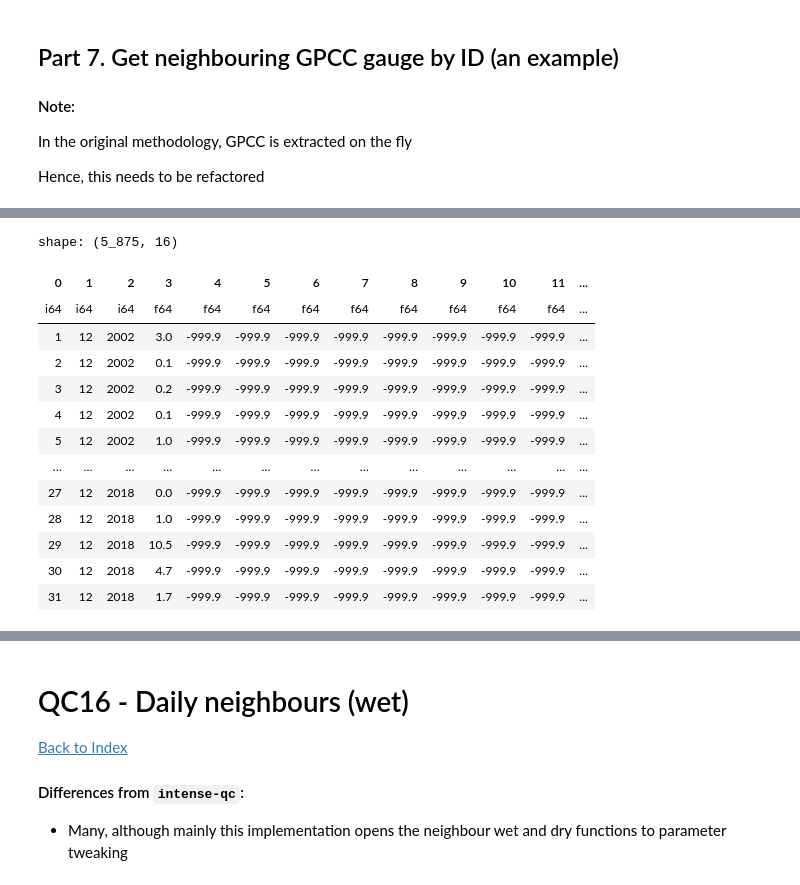
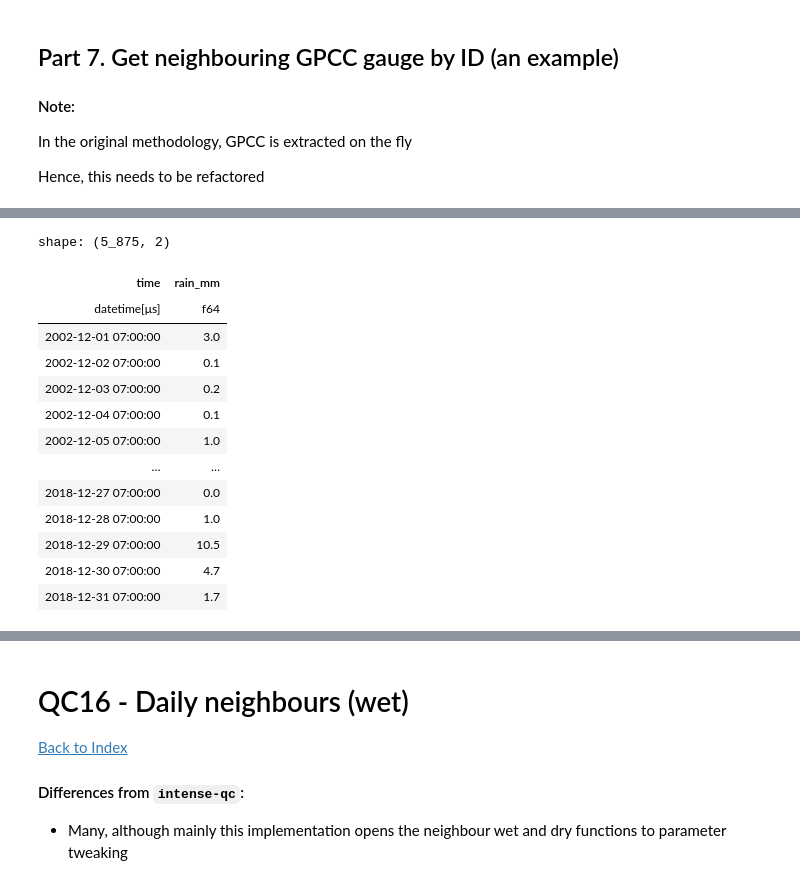
Before and after one commit to Thomasjkeel/RainfallQC-notebooks, a Jupyter notebook: notebooks/neighbour_checks.ipynb, the cells around one changed output, grey strips where cells are left out. Cells and saved outputs as stored; diff of their text form; code cells hidden in the pictures.

Commit message:
add gpcc part

```diff
--- a/notebooks/neighbour_checks.ipynb
+++ b/notebooks/neighbour_checks.ipynb
@@ -405,21 +405,35 @@ existing_gpcc_daily_paths
 # %%
-example_dat_path = existing_gpcc_daily_paths['DE_06303'][0]
-f = zipfile.ZipFile(example_dat_path).open("tw_6303.dat")
-example_dat = pl.from_pandas(pd.read_csv(f, skiprows=1, header=None, sep=r'\s+'))
+gpcc_id_to_use = 'DE_06303'
+gpcc_id_name = gpcc_id_to_use.split('DE_')[-1].lstrip('0') # like 6303
+example_dat_path = existing_gpcc_daily_paths[gpcc_id_to_use][0]
+f = zipfile.ZipFile(example_dat_path).open(f"tw_{gpcc_id_name}.dat")
+example_gpcc = pl.from_pandas(pd.read_csv(f, skiprows=1, header=None, sep=r'\s+'))
 
-example_dat
+## drop unnecesary columns
+example_gpcc = example_gpcc.drop([str(i) for i in range(4, 16)])
+
+## make datetime column (apparently it's 7am-7pm)
+example_gpcc = example_gpcc.with_columns(
+    pl.datetime(pl.col("2"), pl.col("1"), pl.col("0"), 7).alias("time")
+).drop(["0", "1", "2"])
+
+## rename and reorder
+example_gpcc = example_gpcc.rename({"3": rain_col})
+example_gpcc = example_gpcc.select(['time', rain_col]) ## Reorder (to look nice)
+
+example_gpcc
 # %% [output]
-shape: (5_875, 16)
+shape: (5_875, 2)
-| 0 | 1 | 2 | 3 | 4 | 5 | 6 | 7 | 8 | 9 | 10 | 11 | ... |
-| i64 | i64 | i64 | f64 | f64 | f64 | f64 | f64 | f64 | f64 | f64 | f64 | ... |
-| 1 | 12 | 2002 | 3.0 | -999.9 | -999.9 | -999.9 | -999.9 | -999.9 | -999.9 | -999.9 | -999.9 | ... |
-| 2 | 12 | 2002 | 0.1 | -999.9 | -999.9 | -999.9 | -999.9 | -999.9 | -999.9 | -999.9 | -999.9 | ... |
-| 3 | 12 | 2002 | 0.2 | -999.9 | -999.9 | -999.9 | -999.9 | -999.9 | -999.9 | -999.9 | -999.9 | ... |
-| 4 | 12 | 2002 | 0.1 | -999.9 | -999.9 | -999.9 | -999.9 | -999.9 | -999.9 | -999.9 | -999.9 | ... |
-| 5 | 12 | 2002 | 1.0 | -999.9 | -999.9 | -999.9 | -999.9 | -999.9 | -999.9 | -999.9 | -999.9 | ... |
-| … | … | … | … | … | … | … | … | … | … | … | … | ... |
-| 27 | 12 | 2018 | 0.0 | -999.9 | -999.9 | -999.9 | -999.9 | -999.9 | -999.9 | -999.9 | -999.9 | ... |
-| 28 | 12 | 2018 | 1.0 | -999.9 | -999.9 | -999.9 | -999.9 | -999.9 | -999.9 | -999.9 | -999.9 | ... |
-| 29 | 12 | 2018 | 10.5 | -999.9 | -999.9 | -999.9 | -999.9 | -999.9 | -999.9 | -999.9 | -999.9 | ... |
-| 30 | 12 | 2018 | 4.7 | -999.9 | -999.9 | -999.9 | -999.9 | -999.9 | -999.9 | -999.9 | -999.9 | ... |
-| 31 | 12 | 2018 | 1.7 | -999.9 | -999.9 | -999.9 | -999.9 | -999.9 | -999.9 | -999.9 | -999.9 | ... |
+| time | rain_mm |
+| datetime[μs] | f64 |
+| 2002-12-01 07:00:00 | 3.0 |
+| 2002-12-02 07:00:00 | 0.1 |
+| 2002-12-03 07:00:00 | 0.2 |
+| 2002-12-04 07:00:00 | 0.1 |
+| 2002-12-05 07:00:00 | 1.0 |
+| … | … |
+| 2018-12-27 07:00:00 | 0.0 |
+| 2018-12-28 07:00:00 | 1.0 |
+| 2018-12-29 07:00:00 | 10.5 |
+| 2018-12-30 07:00:00 | 4.7 |
+| 2018-12-31 07:00:00 | 1.7 |
```
Also changed, not shown: parts of 17 cells of this notebook.
